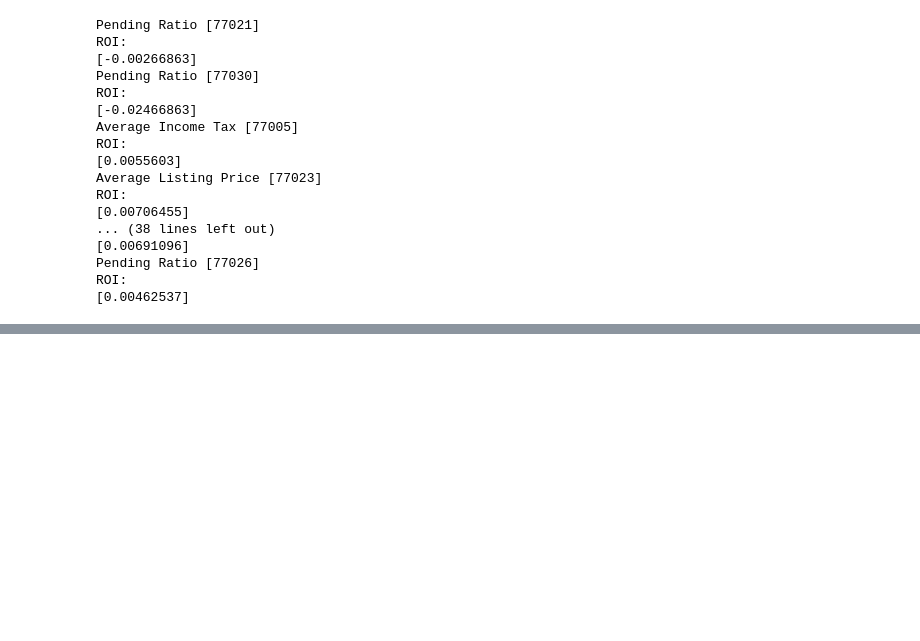
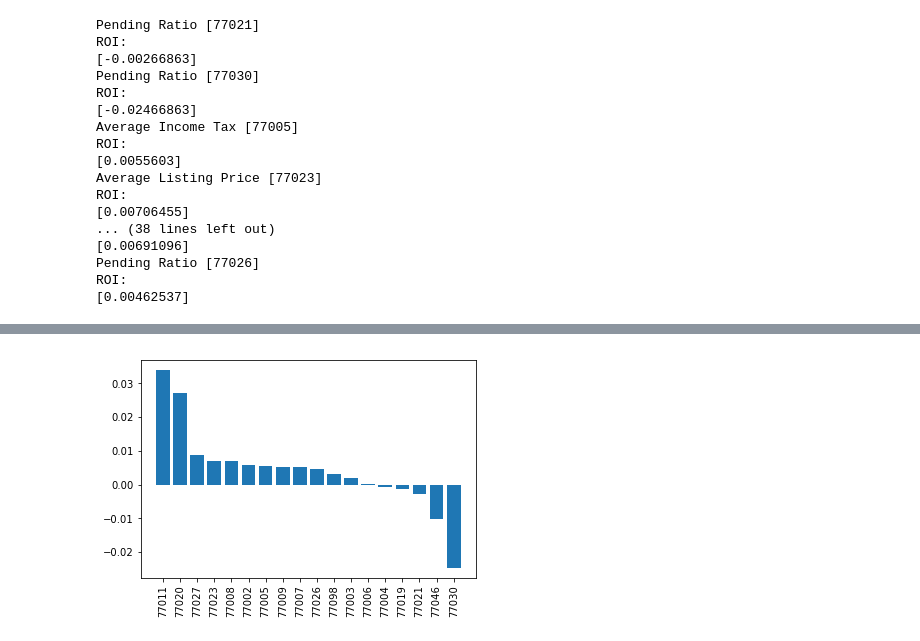
Before and after one commit to dovu93/Real_Estate_Investment_Identifier, a Jupyter notebook: Notebooks/trail&error3pyviz_Vu.ipynb, the cells around one changed output, grey strips where cells are left out. Saved outputs shown, nothing was run; the diff lists cells and outputs as text; code cells hidden in the pictures; blank space fills up the shorter version.

```diff
--- a/Notebooks/trail&error3pyviz_Vu.ipynb
+++ b/Notebooks/trail&error3pyviz_Vu.ipynb
@@ -379,0 +447,32 @@ sorted_x
+# %%
+greatest_sorted_dict_of_roi = sorted(dict_of_roi.items(), key = operator.itemgetter(1), reverse = True)
+least_sorted_dict_of_roi = sorted(dict_of_roi.items(), key = operator.itemgetter(1))
+
+values_of_strongest_corr = []
+for line in dict_of_strongest_corr:
+    values_of_strongest_corr.append(dict_of_strongest_corr[line])
+
+keys_of_corr = Counter(values_of_strongest_corr).keys() # equals to list(set(words))
+count_of_corr = Counter(values_of_strongest_corr).values() # counts the elements' frequency
+
+dict_of_count_of_corr_values = {}
+dict_of_count_of_corr_values.update(zip(keys_of_corr, count_of_corr))
+# %%
+# filtered_price_sqft_pctchg_cumprod = (1 + filtered_median_list_sqft_df_pct_change).cumprod() - 1
+#filtered_price_sqft_pctchg_cumprod.tail()
+
+# filtered_median_list_sqft_df_pct_change.drop(columns = "index", inplace = True)
+# filtered_median_list_sqft_df_pct_change.cumprod()
+# filtered_median_list_sqft_df_pct_change
+# filtered_price_sqft_pctchg_cumprod
+
+# greatest_sorted_dict_of_roi[1][1][0]
+dict_of_roi = {}
+count = 0
+for zip_code in greatest_sorted_dict_of_roi:
+    dict_of_roi[zip_code[0]]=zip_code[1][0]
+    count+=1
+    if count > 9:
+        break
+
+#     dict_of_roi(zip_code[0]) = zip_code[1][0]
@@ -380,3 +502,9 @@ sorted_x
+# %%
+plt.bar(range(len(dict_of_roi)), list(dict_of_roi.values()), align='center')
+plt.xticks(range(len(dict_of_roi)), list(dict_of_roi.keys()), rotation = 90)
+plt.show()
+# %% [output]
+[figure, added]
 # %%
 sorted_dict_of_roi = sorted(dict_of_roi.items(), key = operator.itemgetter(1), reverse = True)
 # %%
```
Also changed, not shown: parts of 30 cells of this notebook, 1 other file.
